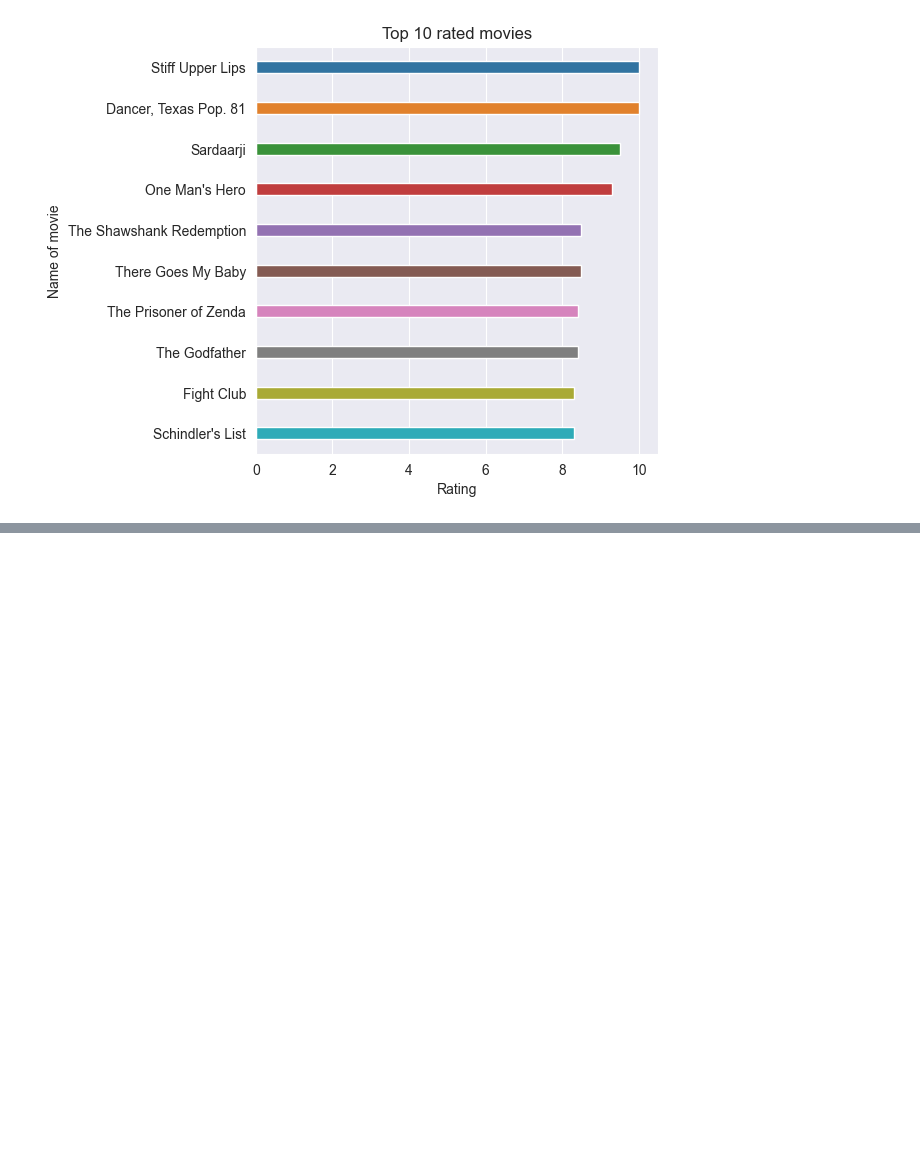
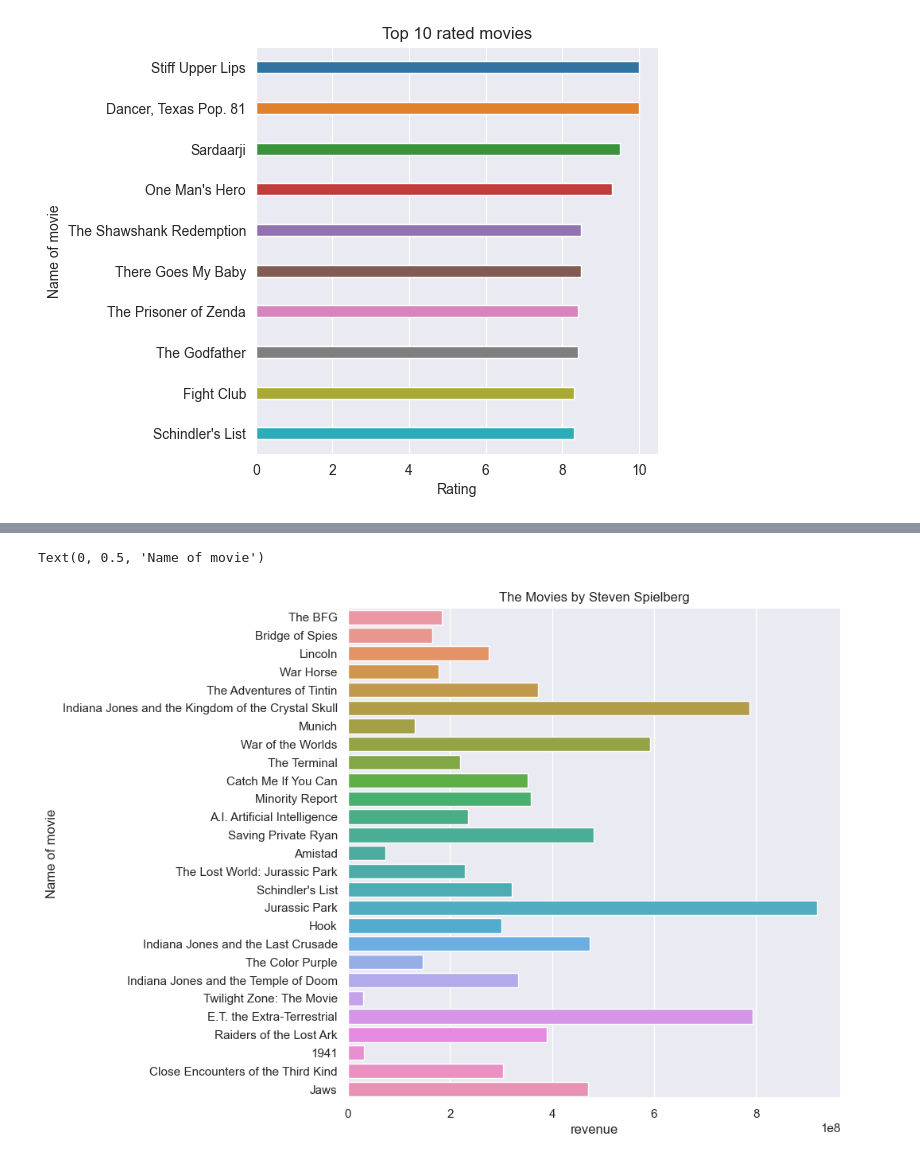
Before and after one commit to mihirh19/Imdb-dataset-analysis, a Jupyter notebook: imdb.ipynb, the cells around one changed output, grey strips where cells are left out. Cells and saved outputs as stored; diff of their text form; code cells hidden in the pictures; blank space fills up the shorter version.

```diff
--- a/imdb.ipynb
+++ b/imdb.ipynb
@@ -331,0 +374,8 @@ Text(-113.77777777777779, 0.5, 'Name of movie')
+# %%
+cur.execute(
+    'SELECT original_title, release_date, budget, revenue, popularity, vote_average FROM directors JOIN movies ON directors.id = movies.director_id WHERE name = "Steven Spielberg" ORDER BY release_date DESC')
+moviesByStevenSpielberg = cur.fetchall()
+moviesByStevenSpielberg = pd.DataFrame(moviesByStevenSpielberg,
+                                       columns=['original_title', 'release_date', 'budget', 'revenue', 'popularity',
+                                                'vote_average'])
+moviesByStevenSpielberg
@@ -331,0 +400,7 @@ Text(-113.77777777777779, 0.5, 'Name of movie')
+# %%
+sns.barplot(data=moviesByStevenSpielberg, y='original_title', x='revenue')
+plt.title("The Movies by Steven Spielberg")
+plt.ylabel("Name of movie")
+# %% [output]
+Text(0, 0.5, 'Name of movie')
+[figure, added]
```
Also changed, not shown: parts of 7 cells of this notebook.
